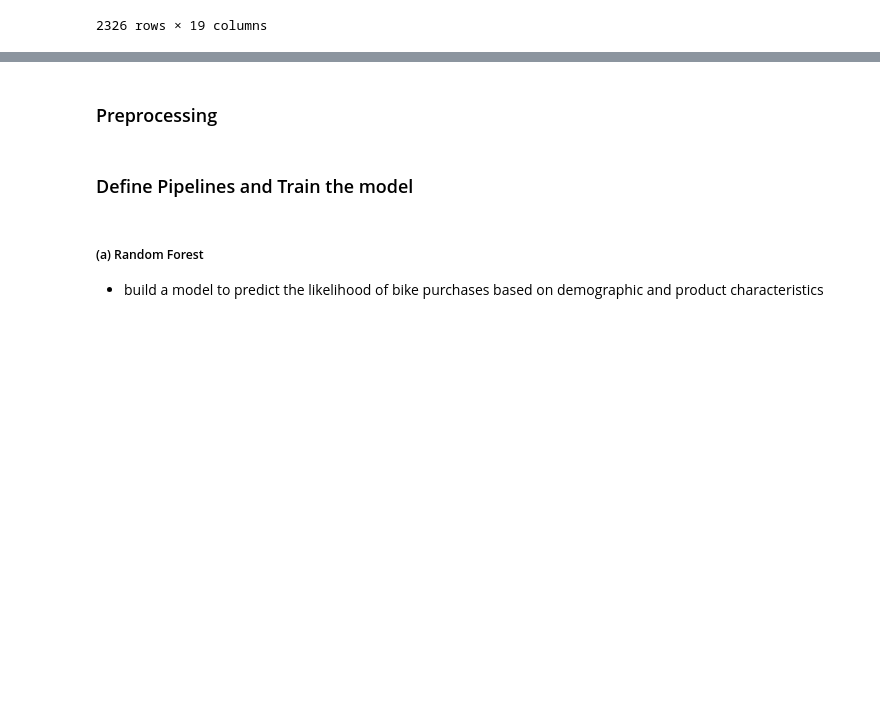
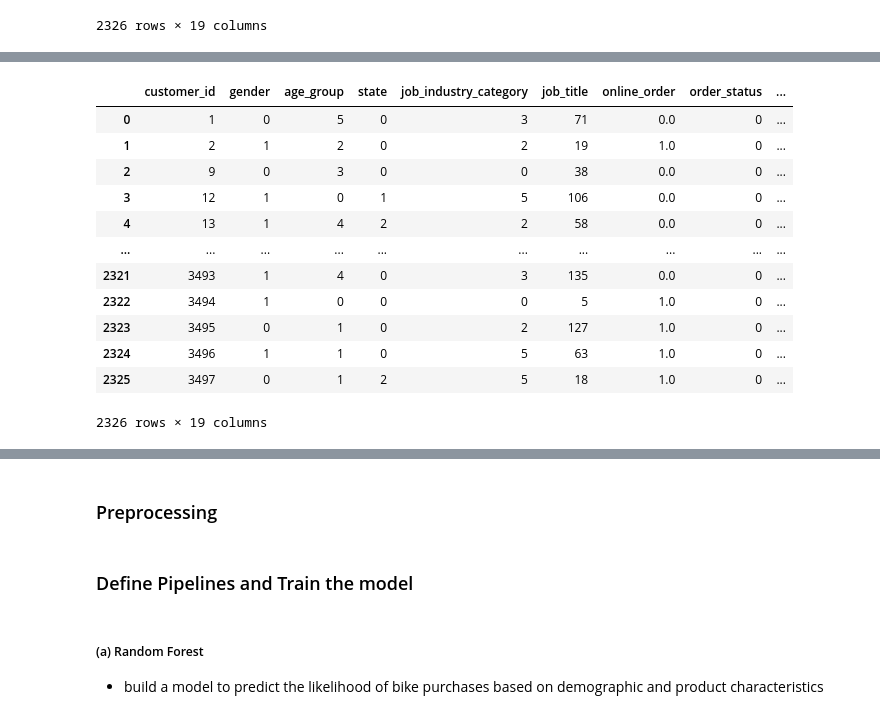
Before and after one commit to Daviedavie100/kpmg, a Jupyter notebook: kpmgproject - regressionProblem.ipynb, the cells around one changed output, grey strips where cells are left out. Cells and saved outputs as stored; diff of their text form; code cells hidden in the pictures; blank space fills up the shorter version.

```diff
--- a/kpmgproject - regressionProblem.ipynb
+++ b/kpmgproject - regressionProblem.ipynb
@@ -65,7 +65,7 @@ demographic_address_transactions=pd.merge(demographic_address, transactions, on=
 df=demographic_address_transactions[demographic_address_transactions['deceased_indicator']=='N']
 # %%
 # Drop duplicated customer ids
-data=df.dropna(how='any').drop_duplicates(subset=['customer_id'])
+data=df.dropna().drop_duplicates()
 # %% [markdown]
 ### Feature engineering
 # %%
@@ -159,8 +159,8 @@ clean_data.to_csv('clean_data.csv', index=False)
 # %%
 # Load the clean dataset
 
-clean_data=pd.read_csv('clean_data.csv')
-clean_data.dropna(how='any', inplace=True)
+#clean_data=pd.read_csv('clean_data.csv')
+#clean_data.dropna(how='any', inplace=True)
 # %% [markdown]
 ### Encoding, Setting target and feature variables
 # %% [markdown]
@@ -235,0 +203,32 @@ features_X
+# %%
+# Define categorical columns and numerical columns
+categorical_features = ['gender', 'age_group','state', 'job_industry_category','job_title',
+                     'wealth_segment', 'brand', 'product_line',
+                     'product_class', 'product_size', 'tenure_period', 'valuation_category', 'order_status']
+
+numerical_features = ['product_margin', 'property_valuation', 'tenure' ]
+
+
+# Initialize the LabelEncoder
+label_encoders = {col: LabelEncoder() for col in categorical_features}
+
+# Encode the specified columns
+for col in categorical_features:
+    regression_model_data[col] = label_encoders[col].fit_transform(regression_model_data[col])
+
+regression_model_data.reset_index(drop=True, inplace=True)
+regression_model_data
+# %% [output]
+|  | customer_id | gender | age_group | state | job_industry_category | job_title | online_order | order_status | ... |
+| 0 | 1 | 0 | 5 | 0 | 3 | 71 | 0.0 | 0 | ... |
+| 1 | 2 | 1 | 2 | 0 | 2 | 19 | 1.0 | 0 | ... |
+| 2 | 9 | 0 | 3 | 0 | 0 | 38 | 0.0 | 0 | ... |
+| 3 | 12 | 1 | 0 | 1 | 5 | 106 | 0.0 | 0 | ... |
+| 4 | 13 | 1 | 4 | 2 | 2 | 58 | 0.0 | 0 | ... |
+| ... | ... | ... | ... | ... | ... | ... | ... | ... | ... |
+| 2321 | 3493 | 1 | 4 | 0 | 3 | 135 | 0.0 | 0 | ... |
+| 2322 | 3494 | 1 | 0 | 0 | 0 | 5 | 1.0 | 0 | ... |
+| 2323 | 3495 | 0 | 1 | 0 | 2 | 127 | 1.0 | 0 | ... |
+| 2324 | 3496 | 1 | 1 | 0 | 5 | 63 | 1.0 | 0 | ... |
+| 2325 | 3497 | 0 | 1 | 2 | 5 | 18 | 1.0 | 0 | ... |
+2326 rows × 19 columns
```
Also changed, not shown: parts of 14 cells of this notebook.
